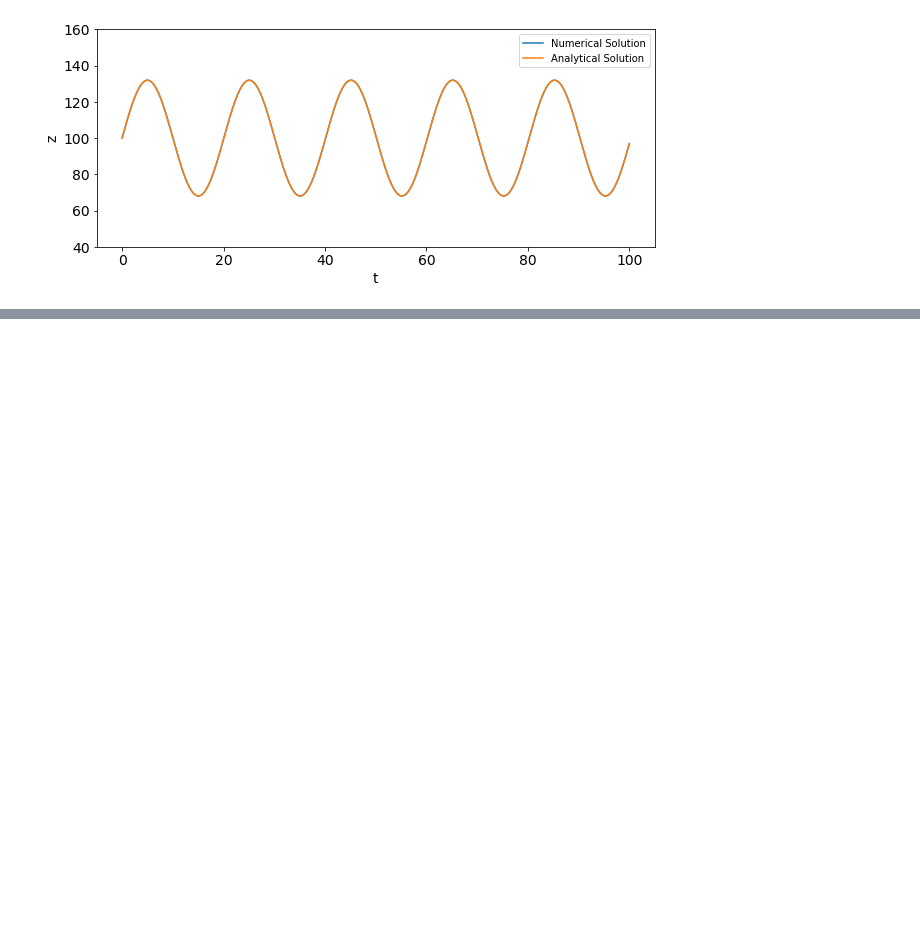
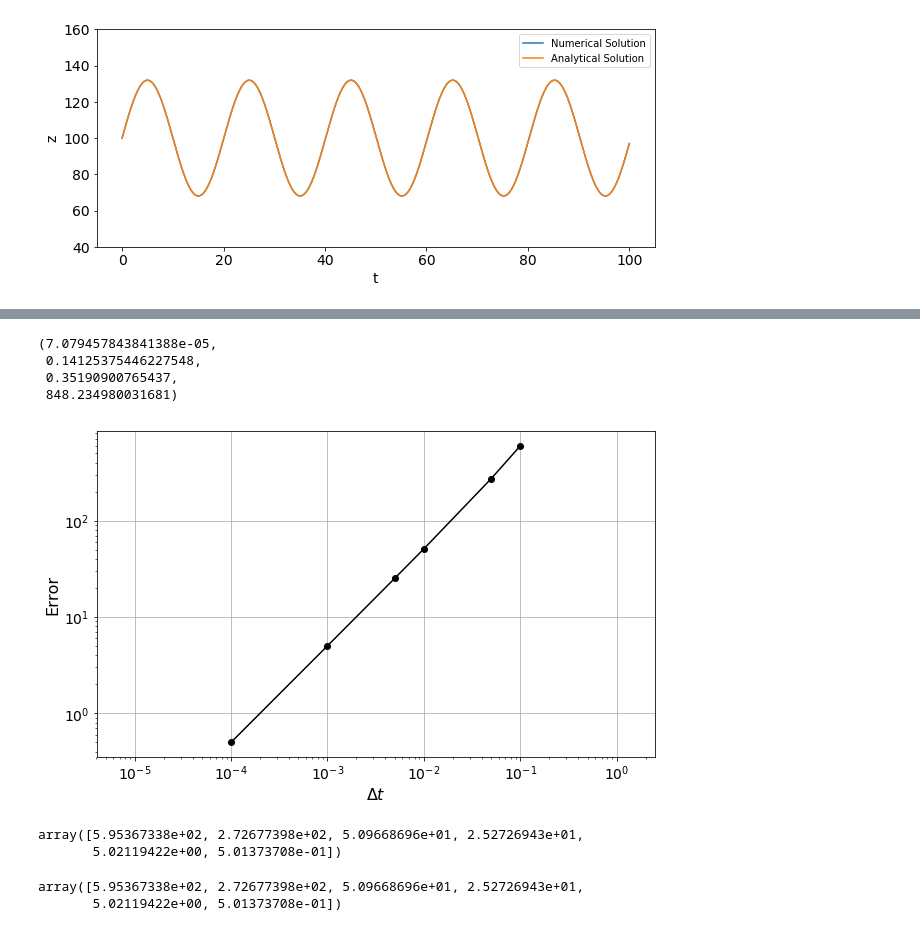
Before and after one commit to tianjiaozhang678/MAE6286, a Jupyter notebook: FirstClass.ipynb, the cells around one changed output, grey strips where cells are left out. Drawn from its saved outputs; the diff is of its cells as text; code cells hidden in the pictures; blank space fills up the shorter version.

```diff
--- a/FirstClass.ipynb
+++ b/FirstClass.ipynb
@@ -335,6 +335,15 @@ pyplot.legend(['Numerical Solution','Analytical Solution'])
 # %% [output]
 <matplotlib.legend.Legend at 0x...>
 [figure]
+# %%
+def get_error(z, dt):
+    N = len(z)
+    t = numpy.linspace(0.0, T, N)
+
+    z_exact = b0*(zt/g)**.5*numpy.sin((g/zt)**.5*t)+\
+                (z0-zt)*numpy.cos((g/zt)**.5*t)+zt
+
+    return dt * numpy.sum(numpy.abs(z-z_exact))
 # %%
 dt_values = numpy.array([0.1, 0.05, 0.01, 0.005, 0.001, 0.0001])
 
@@ -413,15 +429,22 @@ def cal_error():
 
     return error_values
 # %%
+dt_values250 = numpy.array([0.1, 0.05, 0.01, 0.005, 0.001, 0.0001])
 error_values250 = cal_error()
 
 pyplot.figure(figsize=(10, 6))
 pyplot.tick_params(axis='both', labelsize=14)
 pyplot.grid(True)
 pyplot.xlabel('$\Delta t$', fontsize=16)
 pyplot.ylabel('Error', fontsize=16)
 pyplot.loglog(dt_values250, error_values250, 'ko-')
 pyplot.axis('equal')
+# %% [output]
+(7.079457843841388e-05,
+ 0.14125375446227548,
+ 0.35190900765437,
+ 848.234980031681)
+[figure, added]
 # %%
 error_values50 = numpy.empty_like(dt_values)
 
@@ -434,5 +457,11 @@ for i in range(6):
     error_values50[i] = dt_values[i] * numpy.sum(numpy.abs(z_values[i]-z_exact))
 # %%
 error_values
+# %% [output]
+array([5.95367338e+02, 2.72677398e+02, 5.09668696e+01, 2.52726943e+01,
+       5.02119422e+00, 5.01373708e-01])
 # %%
 error_values50
+# %% [output]
+array([5.95367338e+02, 2.72677398e+02, 5.09668696e+01, 2.52726943e+01,
+       5.02119422e+00, 5.01373708e-01])
```
Also changed, not shown: parts of 5 cells of this notebook.
